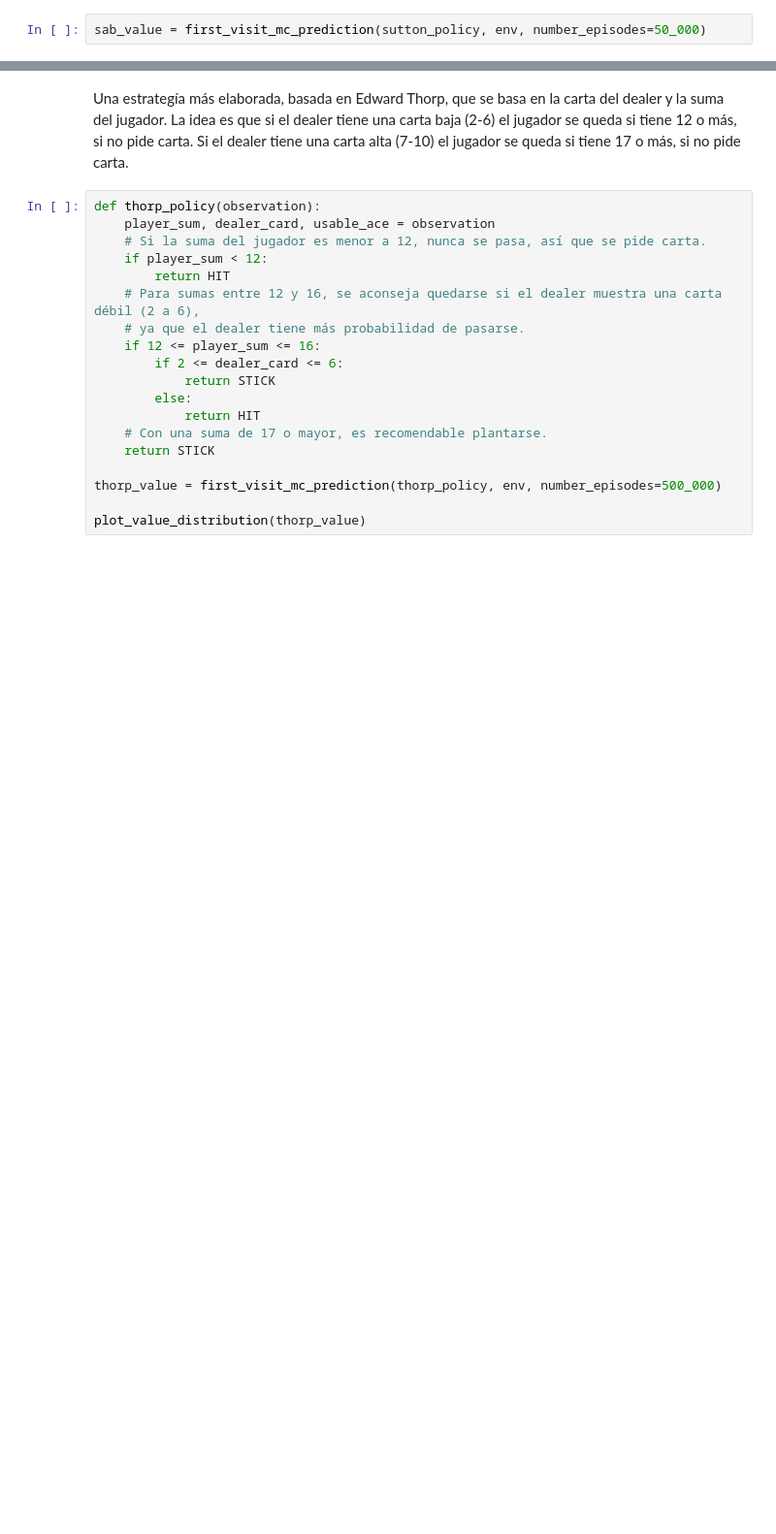
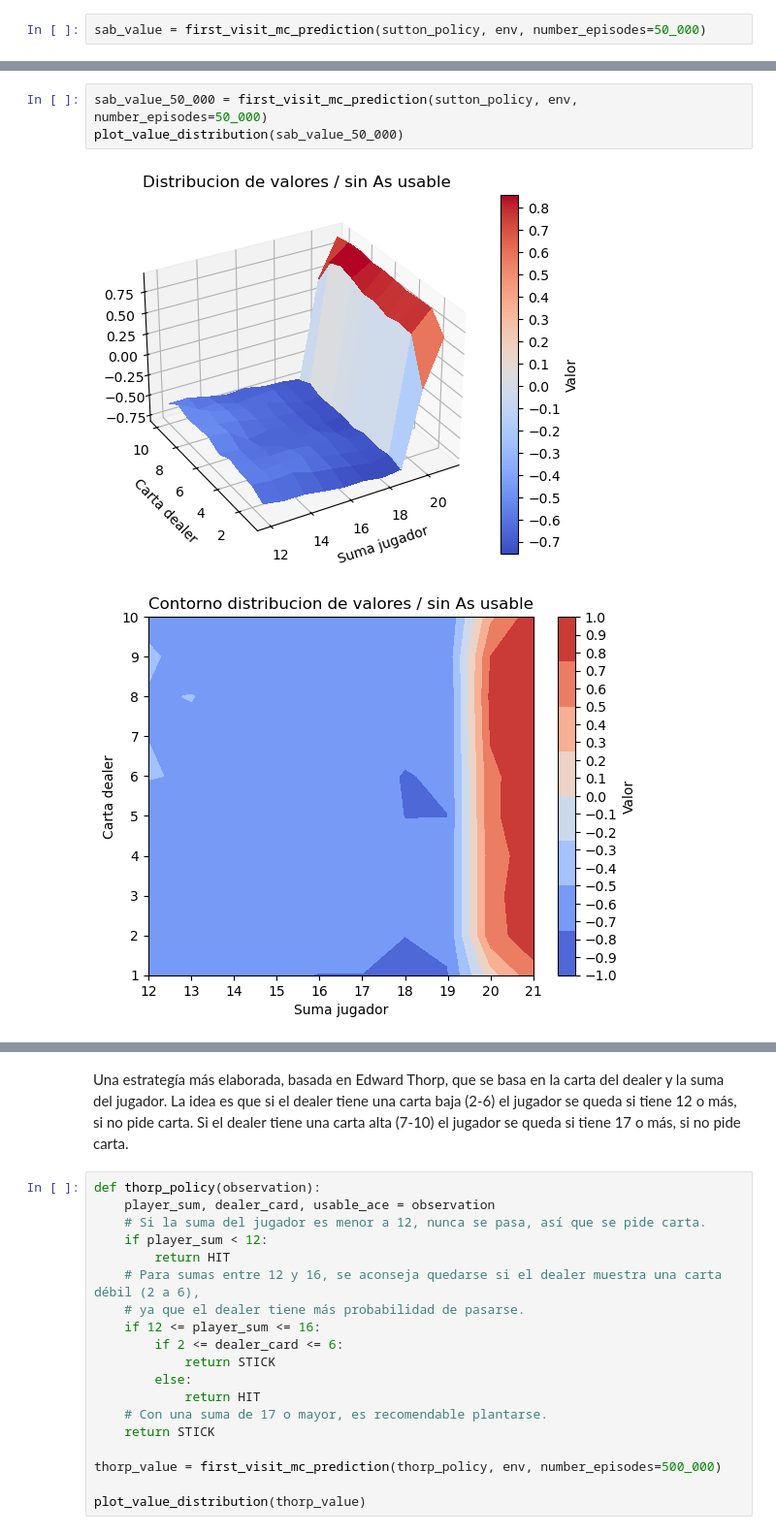
Before and after one commit to nataliacampiglia/taller-ai, a Jupyter notebook: Monte Carlo Methods-letra.ipynb, the cells around one changed output, grey strips where cells are left out. Shown at 97% size. Cells and saved outputs as stored; diff of their text form; blank space fills up the shorter version.

```diff
--- a/Monte Carlo Methods-letra.ipynb
+++ b/Monte Carlo Methods-letra.ipynb
@@ -183,0 +220,6 @@ plot_value_distribution(sab_value)
+# %%
+sab_value_50_000 = first_visit_mc_prediction(sutton_policy, env, number_episodes=50_000)
+plot_value_distribution(sab_value_50_000)
+# %% [output]
+[figure, added]
+[figure, added]
```
Also changed, not shown: parts of 28 cells of this notebook, 1 other file.
